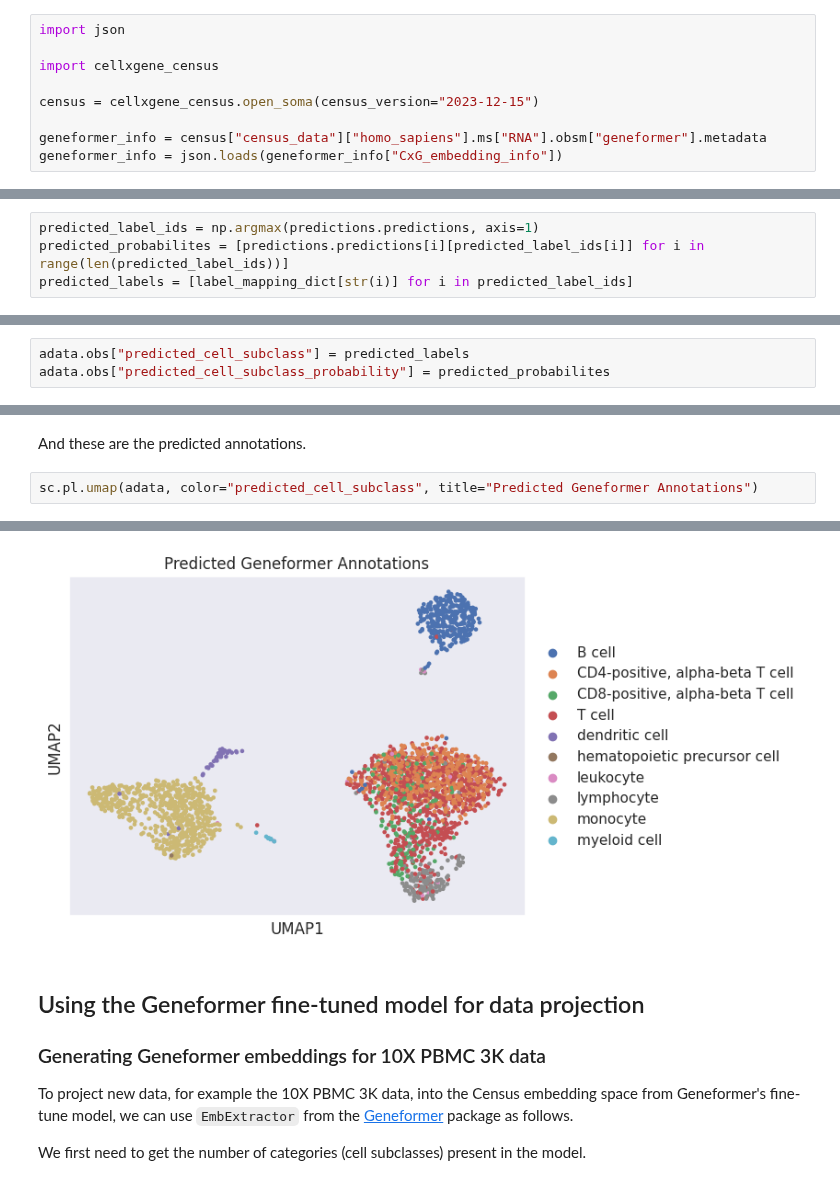
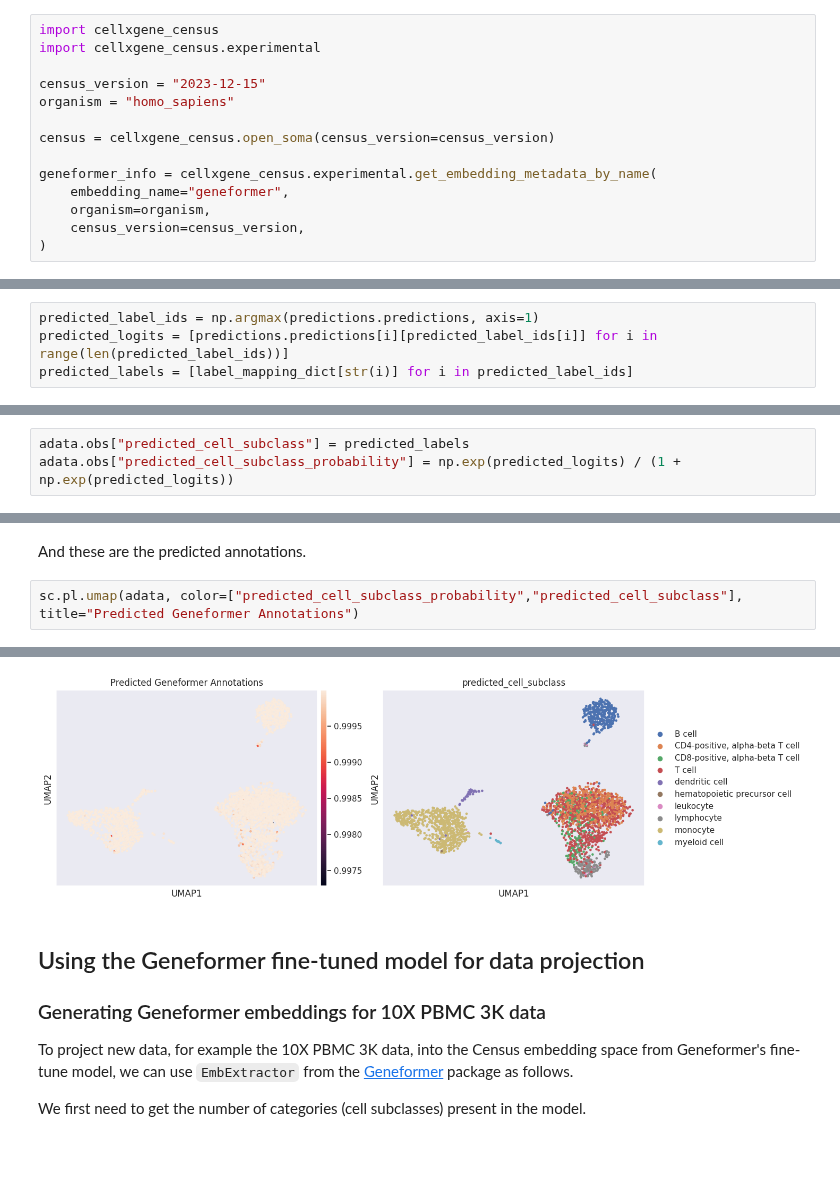
Before and after one commit to chanzuckerberg/cellxgene-census, a Jupyter notebook: api/python/notebooks/analysis_demo/comp_bio_geneformer_prediction.ipynb, the cells around one changed output, grey strips where cells are left out. Cells and saved outputs as stored; diff of their text form; blank space fills up the shorter version.

Commit message:
Update geneformer notebook

```diff
--- a/api/python/notebooks/analysis_demo/comp_bio_geneformer_prediction.ipynb
+++ b/api/python/notebooks/analysis_demo/comp_bio_geneformer_prediction.ipynb
@@ -44,14 +44,19 @@ The model is currently hosted in S3, you can find out more deatails in the [Cens
 
 Additional information, including its S3 URI, is also included in the metadata of the corresponding embeddings inside Census. These metadata can be obtained as follows.
 # %%
-import json
+import cellxgene_census
+import cellxgene_census.experimental
 
-import cellxgene_census
+census_version = "2023-12-15"
+organism = "homo_sapiens"
 
-census = cellxgene_census.open_soma(census_version="2023-12-15")
+census = cellxgene_census.open_soma(census_version=census_version)
 
-geneformer_info = census["census_data"]["homo_sapiens"].ms["RNA"].obsm["geneformer"].metadata
-geneformer_info = json.loads(geneformer_info["CxG_embedding_info"])
+geneformer_info = cellxgene_census.experimental.get_embedding_metadata_by_name(
+    embedding_name="geneformer",
+    organism=organism,
+    census_version=census_version,
+)
 # %%
 geneformer_info["model_link"]
 # %% [output]
@@ -196,7 +201,7 @@ predictions = trainer.predict(dataset)
 And finally we select the most likely cell class based on the probability vector from the predictions of each cell in our test data.
 # %%
 predicted_label_ids = np.argmax(predictions.predictions, axis=1)
-predicted_probabilites = [predictions.predictions[i][predicted_label_ids[i]] for i in range(len(predicted_label_ids))]
+predicted_logits = [predictions.predictions[i][predicted_label_ids[i]] for i in range(len(predicted_label_ids))]
 predicted_labels = [label_mapping_dict[str(i)] for i in predicted_label_ids]
 # %% [markdown]
 ### Inspecting inference results
@@ -204,7 +209,7 @@ predicted_labels = [label_mapping_dict[str(i)] for i in predicted_label_ids]
 Then we add the prediction back to our loaded AnnData test dataset.
 # %%
 adata.obs["predicted_cell_subclass"] = predicted_labels
-adata.obs["predicted_cell_subclass_probability"] = predicted_probabilites
+adata.obs["predicted_cell_subclass_probability"] = np.exp(predicted_logits) / (1 + np.exp(predicted_logits))
 # %% [markdown]
 And it's ready for inspecting the predictions. Let's visualize the predictions on the UMAP space, the following is a basic processing workflow to derive a UMAP representation, of the data.
 # %%
@@ -242,5 +247,5 @@ sc.pl.umap(adata, color="leiden", title="Original Annotations")
 # %% [markdown]
 And these are the predicted annotations.
 # %%
-sc.pl.umap(adata, color="predicted_cell_subclass", title="Predicted Geneformer Annotations")
+sc.pl.umap(adata, color=["predicted_cell_subclass_probability","predicted_cell_subclass"], title="Predicted Geneformer Annotations")
 # %% [output]
@@ -247,4 +253,4 @@ sc.pl.umap(adata, color="predicted_cell_subclass", title="Predicted Geneformer A
-[figure, old version]
+[figure, new version]
 # %% [markdown]
 ## Using the Geneformer fine-tuned model for data projection
 
```
Also changed, not shown: parts of 5 cells of this notebook.
